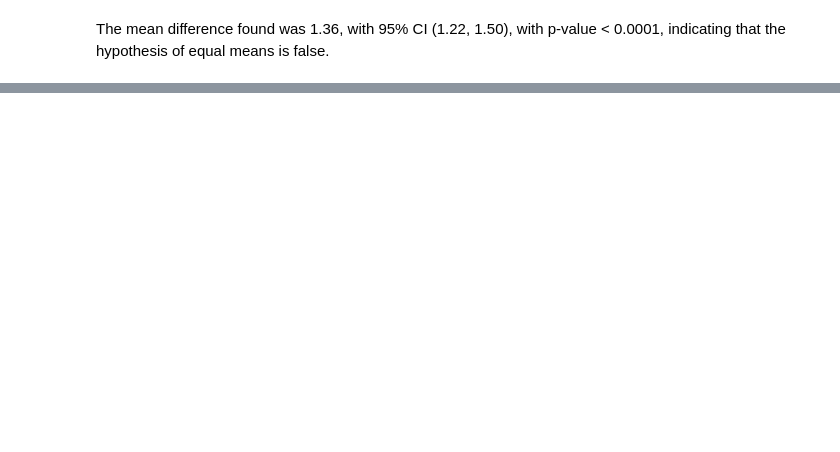
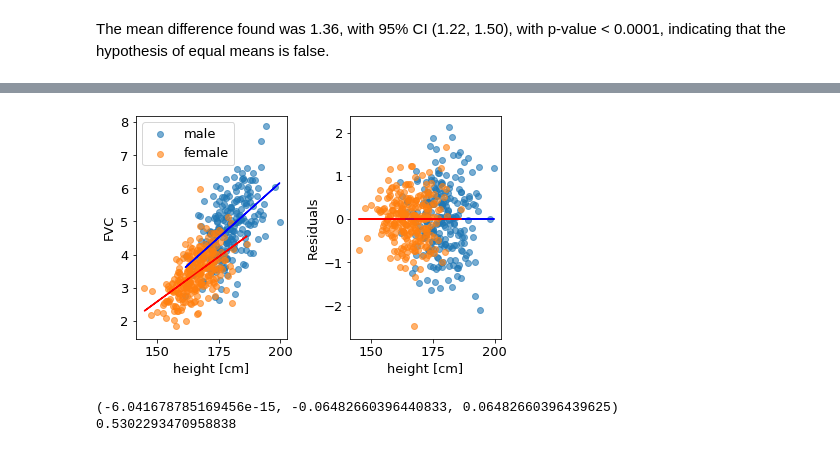
Before and after one commit to liavaldetaro/Biostatistics, a Jupyter notebook: day_5_exercise_2.ipynb, the cells around one changed output, grey strips where cells are left out. Saved outputs shown, nothing was run; the diff lists cells and outputs as text; code cells hidden in the pictures; blank space fills up the shorter version.

```diff
--- a/day_5_exercise_2.ipynb
+++ b/day_5_exercise_2.ipynb
@@ -182,0 +123,9 @@ deviation are -7.15 (95% CI [-9.77 ; -4.53], 0.07 (95% CI [0.05 ; 0.08] and 0.78
+# %%
+X = sm.add_constant(danfund_male['height']) # adding a constant - otherwise b=0 in a*x+b
+Y = danfund_male['fvc']
+model_male = sm.OLS(Y, X).fit()
+print(model_male.summary())
+
+Residuals_male = (danfund_male['height'] * model_male.params[1]
+             + model_male.params[0]) - danfund_male['fvc']
+model_male_res = sm.OLS(Residuals_male, X).fit()
@@ -182,0 +150,9 @@ deviation are -7.15 (95% CI [-9.77 ; -4.53], 0.07 (95% CI [0.05 ; 0.08] and 0.78
+# %%
+X = sm.add_constant(danfund_female['height'])
+Y = danfund_female['fvc']
+model_female = sm.OLS(Y, X).fit()
+print(model_female.summary())
+
+Residuals_female = (danfund_female['height'] * model_female.params[1]
+             + model_female.params[0]) - danfund_female['fvc']
+model_female_res = sm.OLS(Residuals_female, X).fit()
@@ -182,0 +177,28 @@ deviation are -7.15 (95% CI [-9.77 ; -4.53], 0.07 (95% CI [0.05 ; 0.08] and 0.78
+# %%
+%matplotlib inline
+plt.rcParams.update({'font.size': 13})
+fig, ax = plt.subplots(1, 2)
+
+ax[0].scatter(danfund_male['height'], danfund_male['fvc'], color='C0', alpha=0.6, label='male')
+ax[0].plot(danfund_male['height'], model_male.predict(sm.add_constant(danfund_male['height'])), color='blue')
+ax[0].scatter(danfund_female['height'], danfund_female['fvc'], color='C1', alpha=0.6, label='female')
+ax[0].plot(danfund_female['height'], model_female.predict(sm.add_constant(danfund_female['height'])), color='red')
+ax[0].set_ylabel('FVC')
+ax[0].set_xlabel('height [cm]')
+ax[0].legend()
+
+ax[1].scatter(danfund_male['height'], Residuals_male, color='C0', alpha=0.6, label='male')
+ax[1].plot(danfund_male['height'], model_male_res.predict(sm.add_constant(danfund_male['height'])), color='blue')
+ax[1].scatter(danfund_female['height'], Residuals_female, color='C1', alpha=0.6, label='female')
+ax[1].plot(danfund_female['height'], model_female_res.predict(sm.add_constant(danfund_female['height'])), color='red')
+ax[1].set_ylabel('Residuals')
+ax[1].set_xlabel('height [cm]')
+plt.tight_layout()
+plt.show()
+
+print(mean_CI_data(Residuals_female, confidence=0.95))
+print(np.std(Residuals_female))
+# %% [output]
+[figure, added]
+(-6.041678785169456e-15, -0.06482660396440833, 0.06482660396439625)
+0.5302293470958838
```
Also changed, not shown: parts of 26 cells of this notebook.
